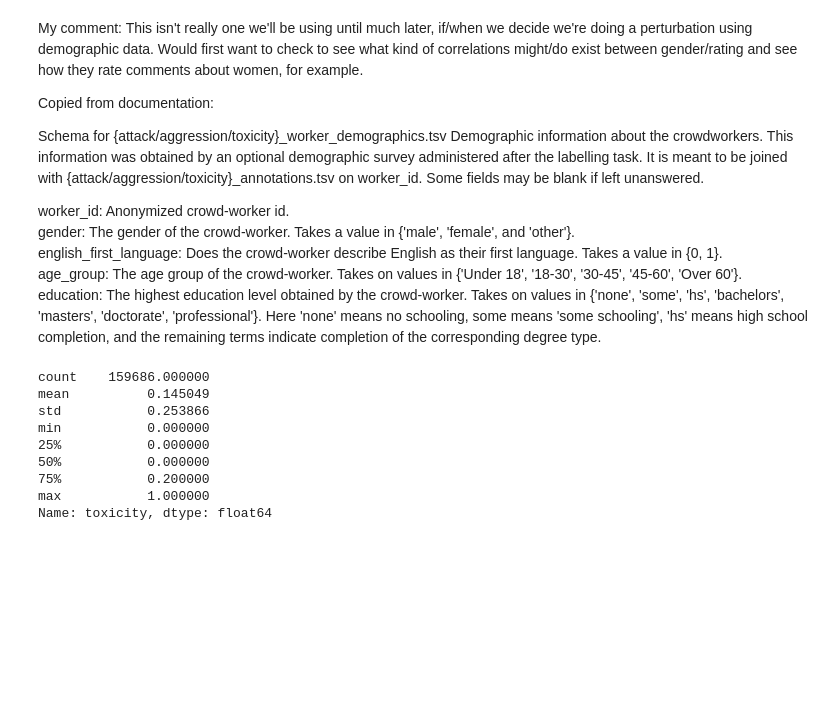
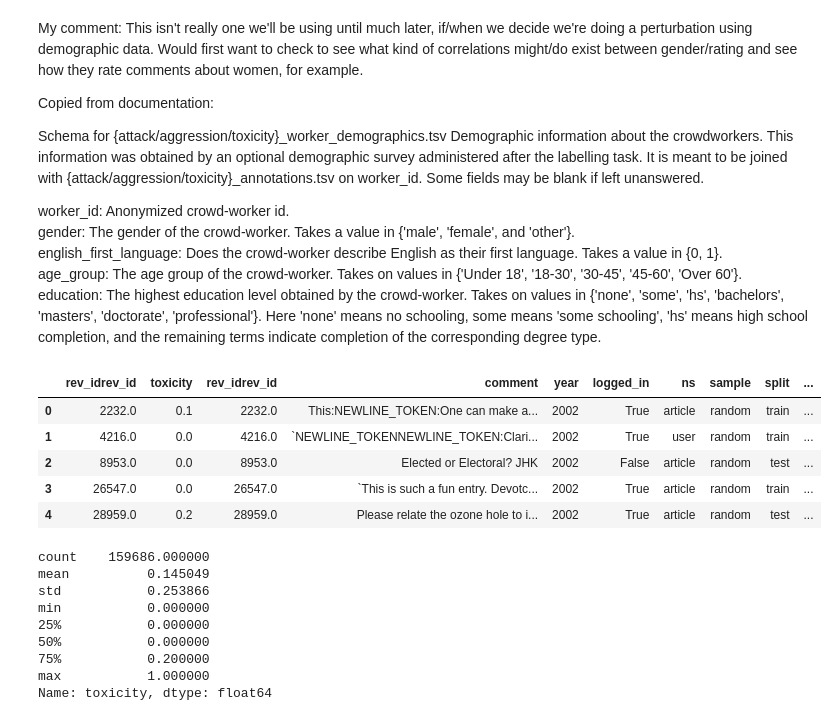
Before and after one commit to nehargupta/cs590_privacy_fairness, a Jupyter notebook: data.ipynb, the cells around one changed output. Drawn from its saved outputs; the diff is of its cells as text; code cells hidden in the pictures; blank space fills up the shorter version.

```diff
--- a/data.ipynb
+++ b/data.ipynb
@@ -123,6 +123,15 @@ joined_tox['binary_tox'] = np.where(joined_tox['toxicity']>=.5, 1, 0)
 # comments['comment'] = comments['comment'].apply(lambda x: x.replace("NEWLINE_TOKEN", " "))
 # comments['comment'] = comments['comment'].apply(lambda x: x.replace("TAB_TOKEN", " "))
 # comments['length'] = comments['comment'].str.len()
+# %%
+joined_tox.head()
+# %% [output]
+|  | rev_idrev_id | toxicity | rev_idrev_id | comment | year | logged_in | ns | sample | split | ... |
+| 0 | 2232.0 | 0.1 | 2232.0 | This:NEWLINE_TOKEN:One can make a... | 2002 | True | article | random | train | ... |
+| 1 | 4216.0 | 0.0 | 4216.0 | `NEWLINE_TOKENNEWLINE_TOKEN:Clari... | 2002 | True | user | random | train | ... |
+| 2 | 8953.0 | 0.0 | 8953.0 | Elected or Electoral? JHK | 2002 | False | article | random | test | ... |
+| 3 | 26547.0 | 0.0 | 26547.0 | `This is such a fun entry. Devotc... | 2002 | True | article | random | train | ... |
+| 4 | 28959.0 | 0.2 | 28959.0 | Please relate the ozone hole to i... | 2002 | True | article | random | test | ... |
 # %%
 joined_tox['toxicity'].describe()
 # %% [output]
```
Also changed, not shown: parts of 10 cells of this notebook.
